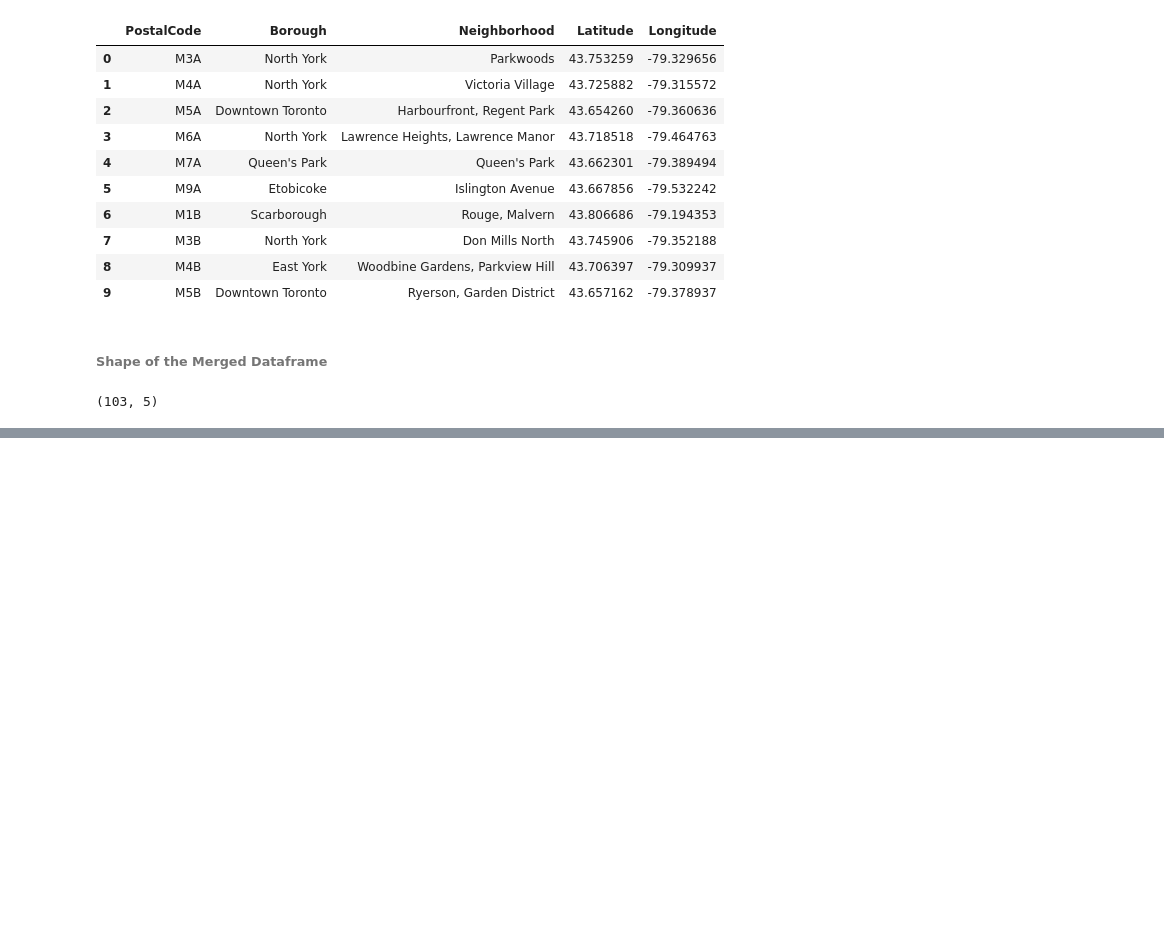
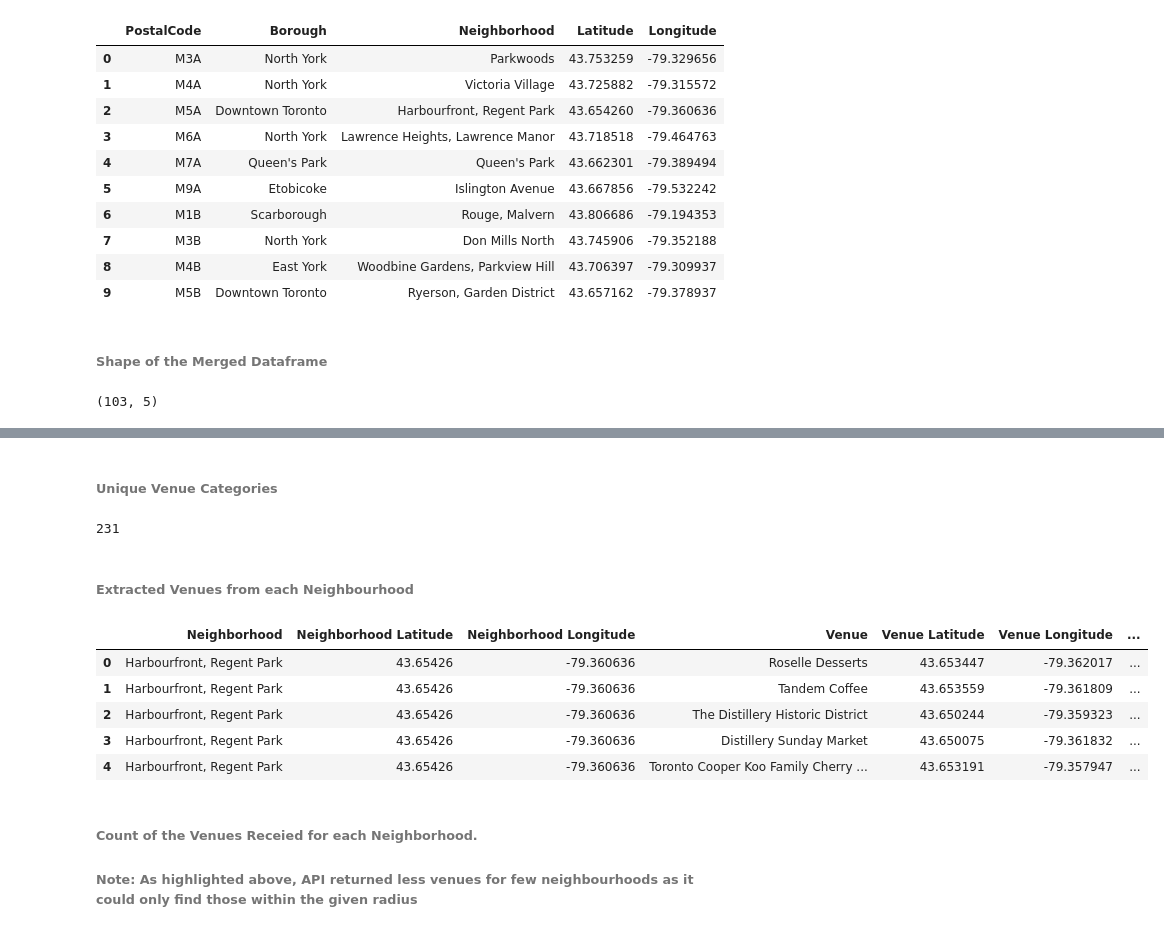
Before and after one commit to vminfant/Coursera_Capstone, a Jupyter notebook: Capstone_Segmenting_Neighborhoods_Toronto.ipynb, the cells around one changed output, grey strips where cells are left out. Drawn from its saved outputs; the diff is of its cells as text; code cells hidden in the pictures; blank space fills up the shorter version.

```diff
--- a/Capstone_Segmenting_Neighborhoods_Toronto.ipynb
+++ b/Capstone_Segmenting_Neighborhoods_Toronto.ipynb
@@ -215,0 +413,20 @@ print(f"{mgd_pos_df.shape}")
+# %% [markdown]
+###### Unique Venue Categories
+# %%
+toronto_venues['Venue Category'].unique().size
+# %% [output]
+231
+# %% [markdown]
+###### Extracted Venues from each Neighbourhood
+# %%
+toronto_venues.head()
+# %% [output]
+|  | Neighborhood | Neighborhood Latitude | Neighborhood Longitude | Venue | Venue Latitude | Venue Longitude | ... |
+| 0 | Harbourfront, Regent Park | 43.65426 | -79.360636 | Roselle Desserts | 43.653447 | -79.362017 | ... |
+| 1 | Harbourfront, Regent Park | 43.65426 | -79.360636 | Tandem Coffee | 43.653559 | -79.361809 | ... |
+| 2 | Harbourfront, Regent Park | 43.65426 | -79.360636 | The Distillery Historic District | 43.650244 | -79.359323 | ... |
+| 3 | Harbourfront, Regent Park | 43.65426 | -79.360636 | Distillery Sunday Market | 43.650075 | -79.361832 | ... |
+| 4 | Harbourfront, Regent Park | 43.65426 | -79.360636 | Toronto Cooper Koo Family Cherry ... | 43.653191 | -79.357947 | ... |
+# %% [markdown]
+###### Count of the Venues Receied for each Neighborhood.
+###### Note: As highlighted above, API returned less venues for few neighbourhoods as it could only find those within the given radius
```
Also changed, not shown: parts of 42 cells of this notebook.
